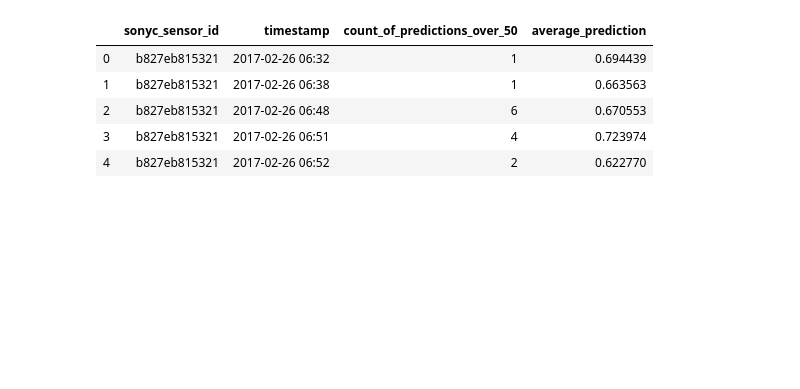
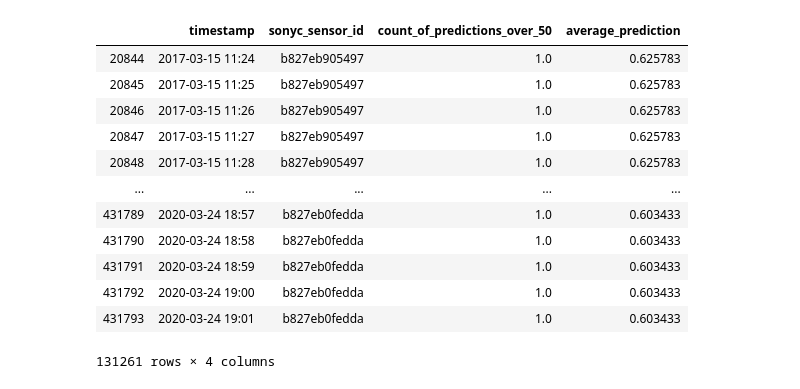
Before and after one commit to meiguan/urban_birds, a Jupyter notebook: clean/merge_clean_data.ipynb, the cells around one changed output. Saved outputs shown, nothing was run; the diff lists cells and outputs as text; code cells hidden in the pictures; blank space fills up the shorter version.

```diff
--- a/clean/merge_clean_data.ipynb
+++ b/clean/merge_clean_data.ipynb
@@ -30,0 +39,8 @@ spl.head()
+# %%
+# merge spl data to the time index
+# seems like the coverage for available spl data is by the minute so no need to fill forward
+sensor = spl.sonyc_sensor_id.unique().tolist()
+ind_spl = []
+for s in sensor:
+    ind_spl.append(df.merge(spl[spl.sonyc_sensor_id==s], how='left', on='timestamp'))
+spl = pd.concat(ind_spl)
@@ -40,9 +88,24 @@ nexrad.head()
+# %%
+ind_yamnet = []
+for s in sensor:
+    temp_yamnet = df.merge(yamnet[yamnet.sonyc_sensor_id==s], how='left', on='timestamp')
+    temp_yamnet.fillna(method='ffill', limit=3, inplace=True)
+    temp_yamnet.fillna(method='bfill', limit=3, inplace=True)
+    ind_yamnet.append(temp_yamnet)
+yamnet = pd.concat(ind_yamnet)
 # %%
-yamnet.head()
+yamnet.dropna()
 # %% [output]
-|  | sonyc_sensor_id | timestamp | count_of_predictions_over_50 | average_prediction |
-| 0 | b827eb815321 | 2017-02-26 06:32 | 1 | 0.694439 |
-| 1 | b827eb815321 | 2017-02-26 06:38 | 1 | 0.663563 |
-| 2 | b827eb815321 | 2017-02-26 06:48 | 6 | 0.670553 |
-| 3 | b827eb815321 | 2017-02-26 06:51 | 4 | 0.723974 |
-| 4 | b827eb815321 | 2017-02-26 06:52 | 2 | 0.622770 |
+|  | timestamp | sonyc_sensor_id | count_of_predictions_over_50 | average_prediction |
+| 20844 | 2017-03-15 11:24 | b827eb905497 | 1.0 | 0.625783 |
+| 20845 | 2017-03-15 11:25 | b827eb905497 | 1.0 | 0.625783 |
+| 20846 | 2017-03-15 11:26 | b827eb905497 | 1.0 | 0.625783 |
+| 20847 | 2017-03-15 11:27 | b827eb905497 | 1.0 | 0.625783 |
+| 20848 | 2017-03-15 11:28 | b827eb905497 | 1.0 | 0.625783 |
+| ... | ... | ... | ... | ... |
+| 431789 | 2020-03-24 18:57 | b827eb0fedda | 1.0 | 0.603433 |
+| 431790 | 2020-03-24 18:58 | b827eb0fedda | 1.0 | 0.603433 |
+| 431791 | 2020-03-24 18:59 | b827eb0fedda | 1.0 | 0.603433 |
+| 431792 | 2020-03-24 19:00 | b827eb0fedda | 1.0 | 0.603433 |
+| 431793 | 2020-03-24 19:01 | b827eb0fedda | 1.0 | 0.603433 |
+131261 rows × 4 columns
```
Also changed, not shown: parts of 15 cells of this notebook, 3 other files.
